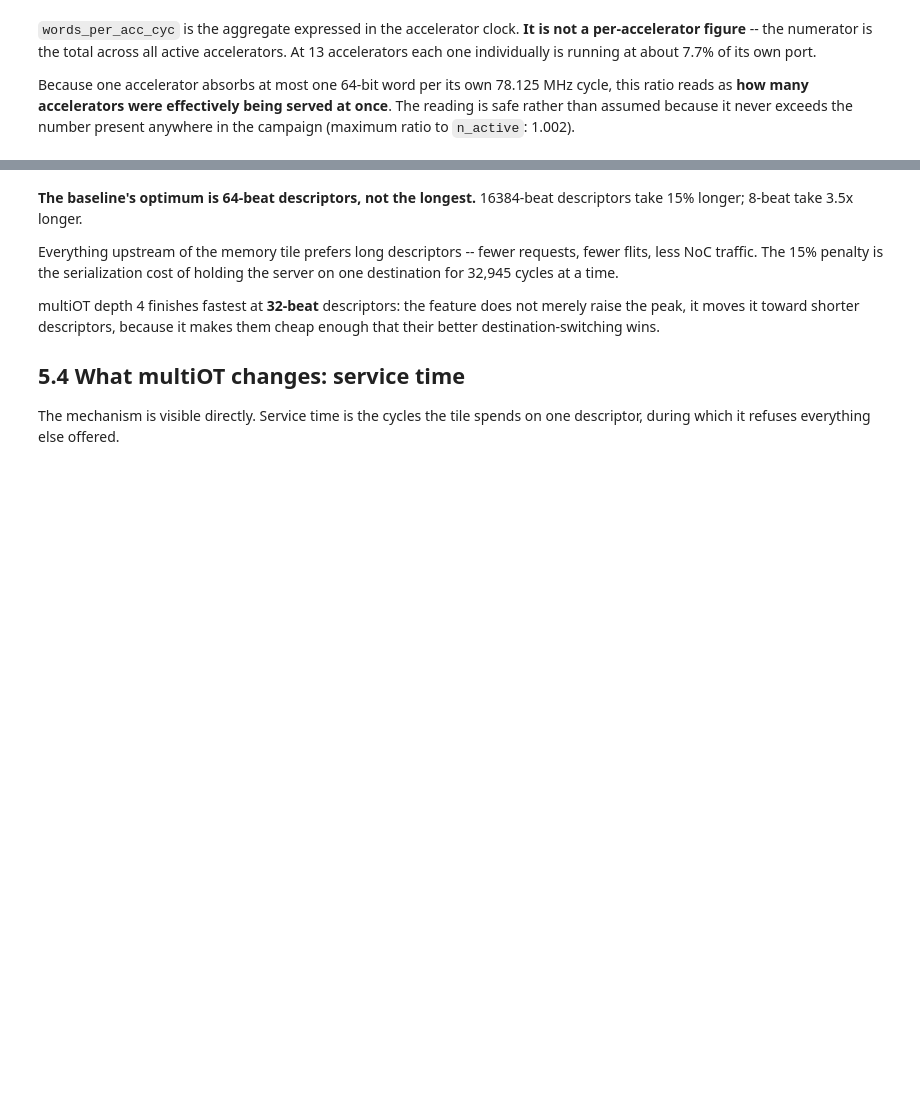
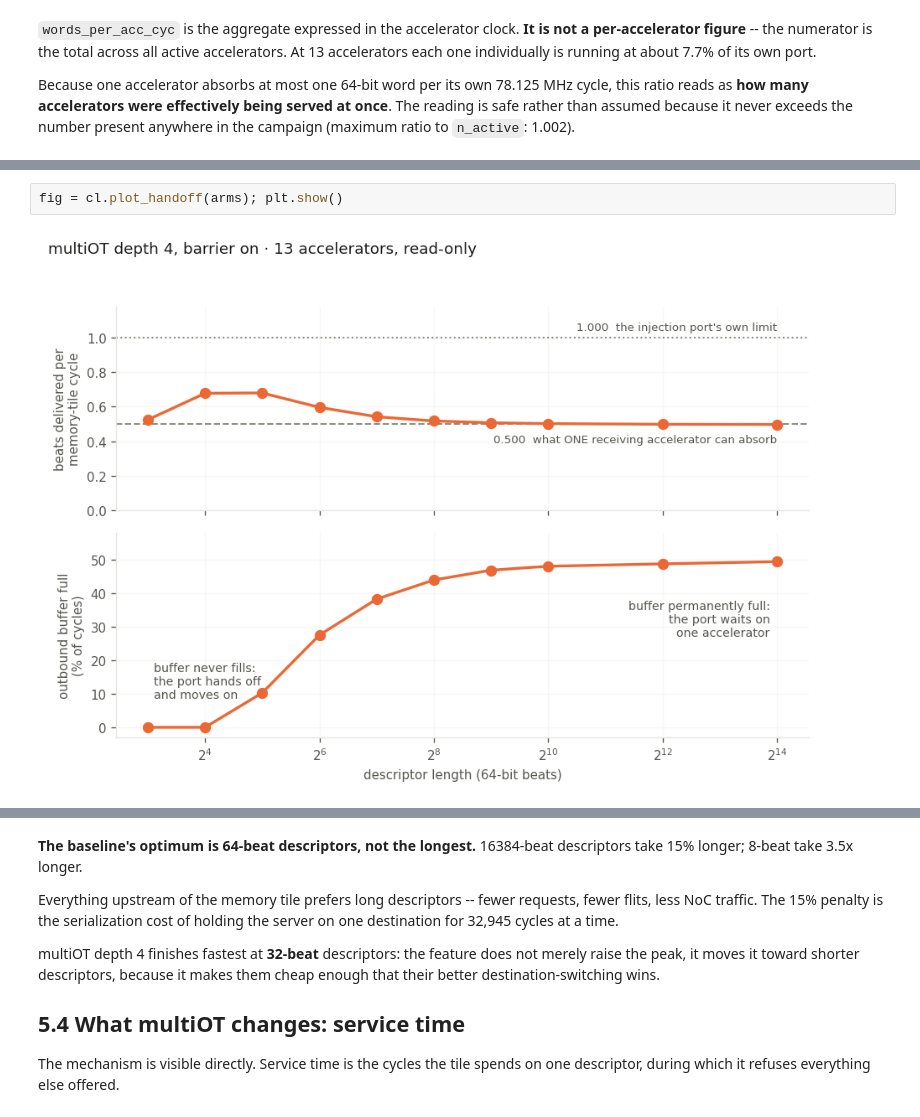
Before and after one commit to eugeniomuscinelli/esp-mem-characterization, a Jupyter notebook: characterization_report_4x4.ipynb, the cells around one changed output, grey strips where cells are left out. Cells and saved outputs as stored; diff of their text form; blank space fills up the shorter version.

```diff
--- a/characterization_report_4x4.ipynb
+++ b/characterization_report_4x4.ipynb
@@ -554,0 +574,4 @@ Same data moved in every row.
+# %%
+fig = cl.plot_handoff(arms); plt.show()
+# %% [output]
+[figure, added]
```
Also changed, not shown: parts of 8 cells of this notebook, 1 other file.
